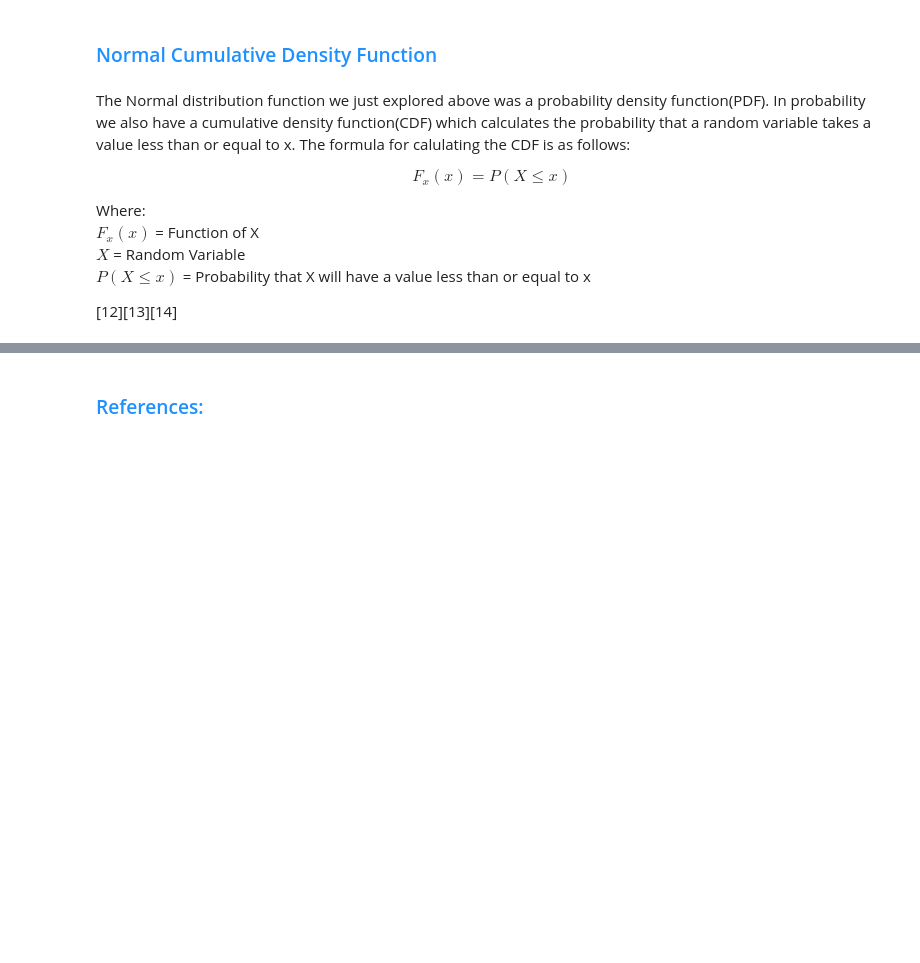
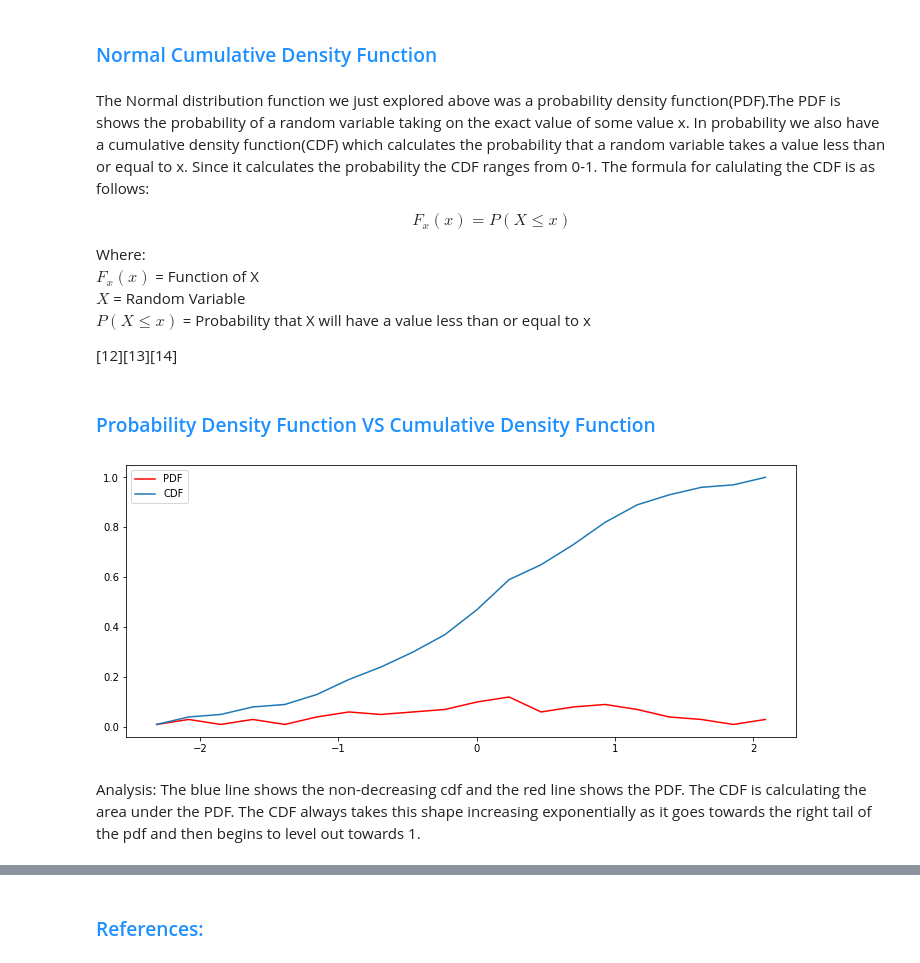
Before and after one commit to MegTully/FundamentalsDA-Assessment, a Jupyter notebook: Normal Distribution.ipynb, the cells around one changed output, grey strips where cells are left out. Saved outputs shown, nothing was run; the diff lists cells and outputs as text; code cells hidden in the pictures; blank space fills up the shorter version.

```diff
--- a/Normal Distribution.ipynb
+++ b/Normal Distribution.ipynb
@@ -172,7 +172,7 @@ Analysis: The standard normal distribution graph is the same as our previous nor
 # %% [markdown]
 <h3 style="color:#1E90FF;">Normal Cumulative Density Function</h3>
 # %% [markdown]
-The Normal distribution function we just explored above was a probability density function(PDF). In probability we also have a cumulative density function(CDF) which calculates the probability that a random variable takes a value less than or equal to x. The formula for calulating the CDF is as follows:
+The Normal distribution function we just explored above was a probability density function(PDF).The PDF is shows the probability of a random variable taking on the exact value of some value x. In probability we also have a cumulative density function(CDF) which calculates the probability that a random variable takes a value less than or equal to x. Since it calculates the probability the CDF ranges from 0-1. The formula for calulating the CDF is as follows:
 
 $$F_{x}{(x)} = P(X \le x)$$
 
@@ -182,3 +182,28 @@ $X$ = Random Variable <br>
 $P(X \le x)$ = Probability that X will have a value less than or equal to x<br>
 
 [12][13][14]
+# %% [markdown]
+<h3 style="color:#1E90FF;">Probability Density Function VS Cumulative Density Function</h3>
+# %%
+#[15]
+# getting data from our histogram of the data the histogram
+count, bins_count = np.histogram(stand_values, bins=20)
+
+# finding the PDF of the histogram using count values
+pdf = count / sum(count)
+
+# using numpy np.cumsum to calculate the CDF
+# We can also find using the PDF values by looping and adding
+cdf = np.cumsum(pdf)
+
+#create plot set figsize
+fig, ax = plt.subplots(figsize=(12,5))
+
+# plotting PDF and CDF
+plt.plot(bins_count[1:], pdf, color="red", label="PDF")
+plt.plot(bins_count[1:], cdf, label="CDF")
+plt.legend();
+# %% [output]
+[figure, added]
+# %% [markdown]
+Analysis: The blue line shows the non-decreasing cdf and the red line shows the PDF. The CDF is calculating the area under the PDF. The CDF always takes this shape increasing exponentially as it goes towards the right tail of the pdf and then begins to level out towards 1.
```
Also changed, not shown: parts of 17 cells of this notebook.
